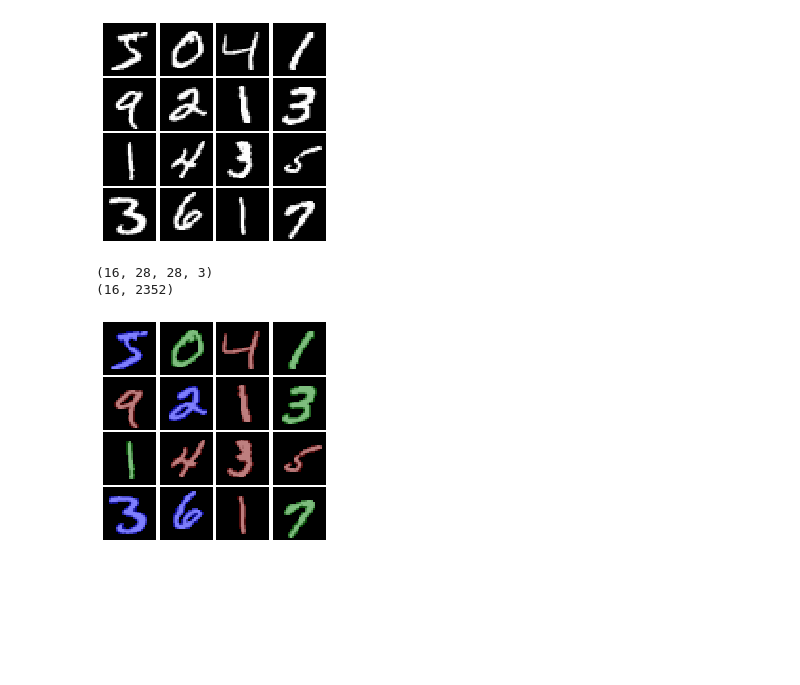
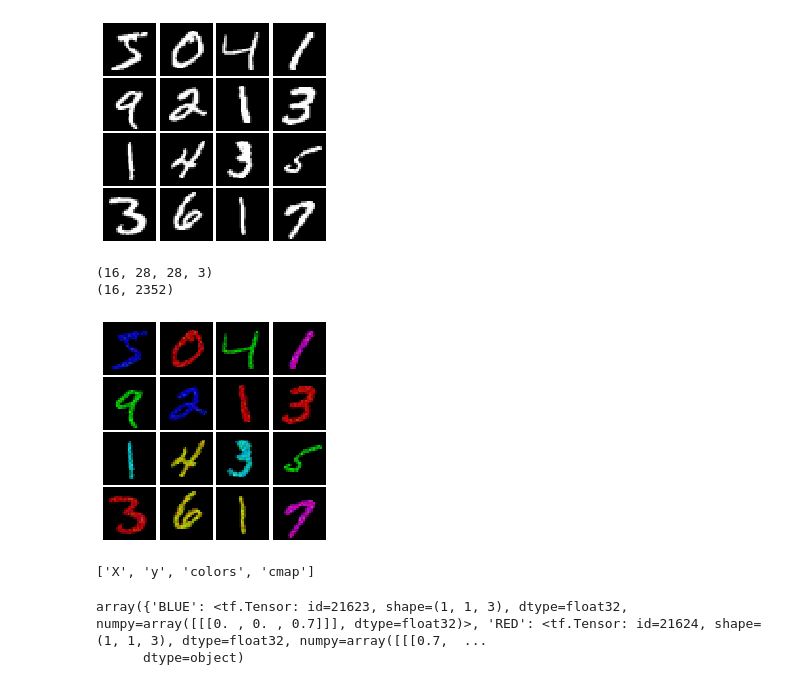
Before and after one commit to kkessel/cs231n-project, a Jupyter notebook: MNIST Colorization.ipynb, the cells around one changed output. Cells and saved outputs as stored; diff of their text form; code cells hidden in the pictures; blank space fills up the shorter version.

Commit message:
Finishes MNIST coloration

```diff
--- a/MNIST Colorization.ipynb
+++ b/MNIST Colorization.ipynb
@@ -111,24 +111,34 @@ show_images_color(color_mnist)
 (16, 2352)
 [figure]
 # %%
-def colorize_images(X):
-    BLUE = tf.constant((0,0,1.), shape=(1,1,3), dtype=tf.float32)
-    RED = tf.constant((0.5,0,0), shape=(1,1,3), dtype=tf.float32)
-    GREEN = tf.constant((0,0.5,0), shape=(1,1,3), dtype=tf.float32)
+def colorize_images(X, mask):
+    cmap = {}
+    cmap['BLUE'] = tf.constant((0,0,0.7), shape=(1,1,3), dtype=tf.float32)
+    cmap['RED'] = tf.constant((0.7,0,0), shape=(1,1,3), dtype=tf.float32)
+    cmap['GREEN'] = tf.constant((0,0.7,0), shape=(1,1,3), dtype=tf.float32)
+    cmap['YELLOW'] = tf.constant((0.7,0.7,0), shape=(1,1,3), dtype=tf.float32)
+    cmap['CYAN'] = tf.constant((0,0.7,0.7), shape=(1,1,3), dtype=tf.float32)
+    cmap['MAGENTA'] = tf.constant((0.7,0,0.7), shape=(1,1,3), dtype=tf.float32)
 
-    colors = np.array([RED, GREEN, BLUE])
+    colors = np.array([v for k,v in cmap.items()])
     N = X.shape[0]
     color_choice = np.random.choice(range(len(colors)), N)
 
-    mask = tf.where(X<=0., tf.zeros_like(X), tf.ones_like(X))
+    perturbation = tf.random.normal(X.shape, mean=0.0, stddev=0.1)
+
+    #mask = tf.where(X<=0., tf.zeros_like(X), tf.ones_like(X)) # Computed mask
+    mask = tf.reshape(mask, (-1,28,28,1)) # Mask from mnist
 
     color = tf.ones_like(X)*colors[color_choice]
-    colored_X = X - (tf.ones_like(X) - mask*color)
-    colored_X = (colored_X-tf.reduce_min(colored_X))/(tf.reduce_max(colored_X)-tf.reduce_min(colored_X))
-    return colored_X
+    colored_X = X - (tf.ones_like(X) - (color+perturbation))*mask
+    # Clip, because of the noise. Without noise, no clipping necessary
+    colored_X = tf.where(colored_X<0, tf.zeros_like(colored_X), colored_X)
+    colored_X = tf.where(colored_X>1, tf.ones_like(colored_X), colored_X)
+    return colored_X, color_choice, cmap
-# %%
-show_images_color(colorize_images(color_mnist))
-# %% [output]
-(16, 28, 28, 3)
-(16, 2352)
-[figure, removed]
+# %%
+colored_X, color_choice, cmap = colorize_images(color_mnist, mnist.X[:16])
+show_images_color(colored_X)
+# %% [output]
+(16, 28, 28, 3)
+(16, 2352)
+[figure, added]
@@ -134,0 +152,13 @@ show_images_color(colorize_images(color_mnist))
+# %%
+npzfile.files
+# %% [output]
+['X', 'y', 'colors', 'cmap']
+# %%
+XX = npzfile['X']
+yy = npzfile['y']
+colors = npzfile['colors']
+cmap = npzfile['cmap']
+cmap
+# %% [output]
+array({'BLUE': <tf.Tensor: id=21623, shape=(1, 1, 3), dtype=float32, numpy=array([[[0. , 0. , 0.7]]], dtype=float32)>, 'RED': <tf.Tensor: id=21624, shape=(1, 1, 3), dtype=float32, numpy=array([[[0.7,  ...
+      dtype=object)
```
Also changed, not shown: parts of 4 cells of this notebook.
